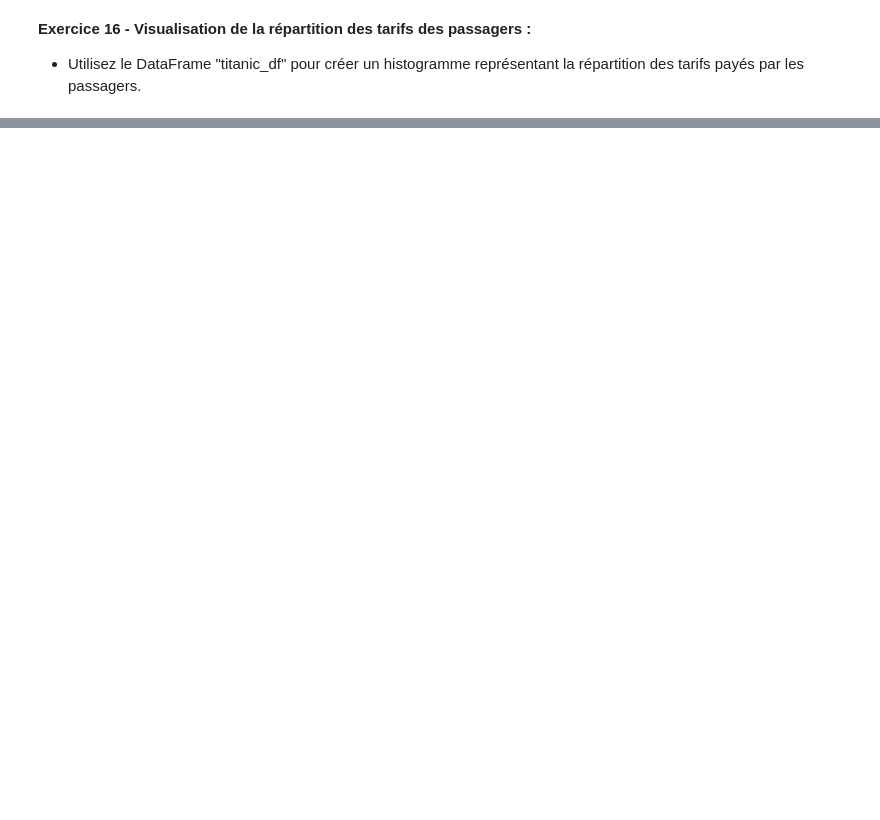
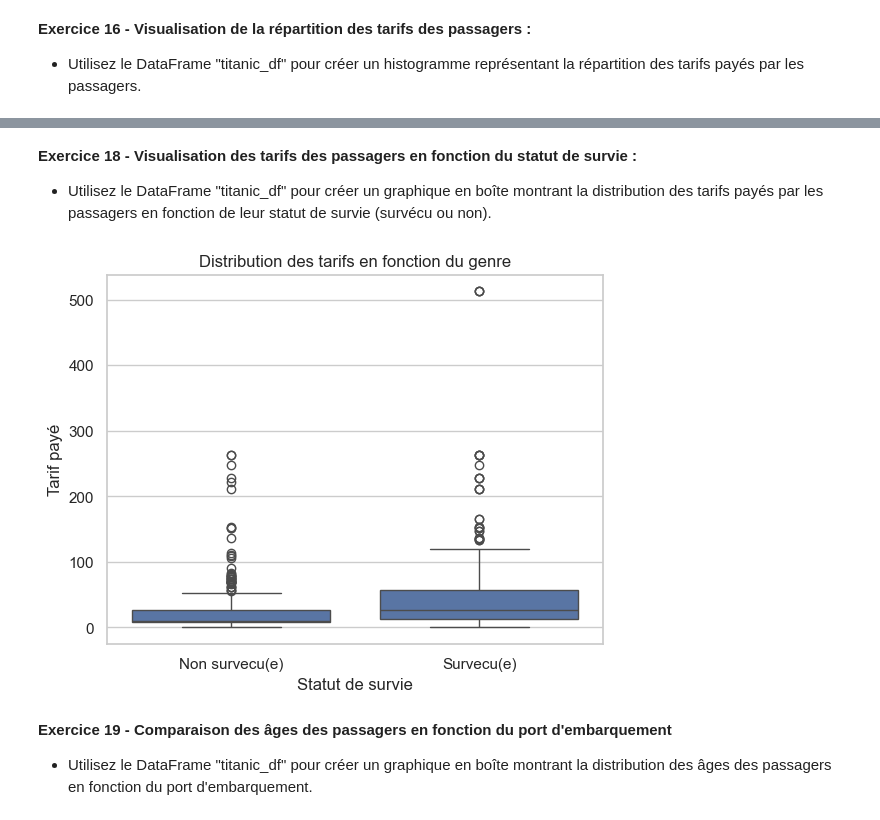
Before and after one commit to timdazayous/InitiationPython, a Jupyter notebook: Seaborn.ipynb, the cells around one changed output, grey strips where cells are left out. Cells and saved outputs as stored; diff of their text form; code cells hidden in the pictures; blank space fills up the shorter version.

```diff
--- a/Seaborn.ipynb
+++ b/Seaborn.ipynb
@@ -426,0 +474,21 @@ plt.show()
+# %% [markdown]
+**Exercice 18 - Visualisation des tarifs des passagers en fonction du statut de survie :**
+* Utilisez le DataFrame "titanic_df" pour créer un graphique en boîte montrant la distribution des tarifs payés par les passagers en fonction de leur statut de survie (survécu ou non).
+# %%
+sns.set(style='whitegrid')
+
+sns.boxplot(data=titanic_df, x="Survived", y="Fare")
+
+plt.title("Distribution des tarifs en fonction du genre")
+plt.xlabel("Statut de survie")
+plt.ylabel("Tarif payé")
+plt.xticks (
+    ticks=[0,1], # Position automatique des ticks
+    labels=['Non survecu(e)', 'Survecu(e)']
+)
+plt.show()
+# %% [output]
+[figure, added]
+# %% [markdown]
+**Exercice 19 - Comparaison des âges des passagers en fonction du port d'embarquement**
+* Utilisez le DataFrame "titanic_df" pour créer un graphique en boîte montrant la distribution des âges des passagers en fonction du port d'embarquement.
```
Also changed, not shown: parts of 6 cells of this notebook.
